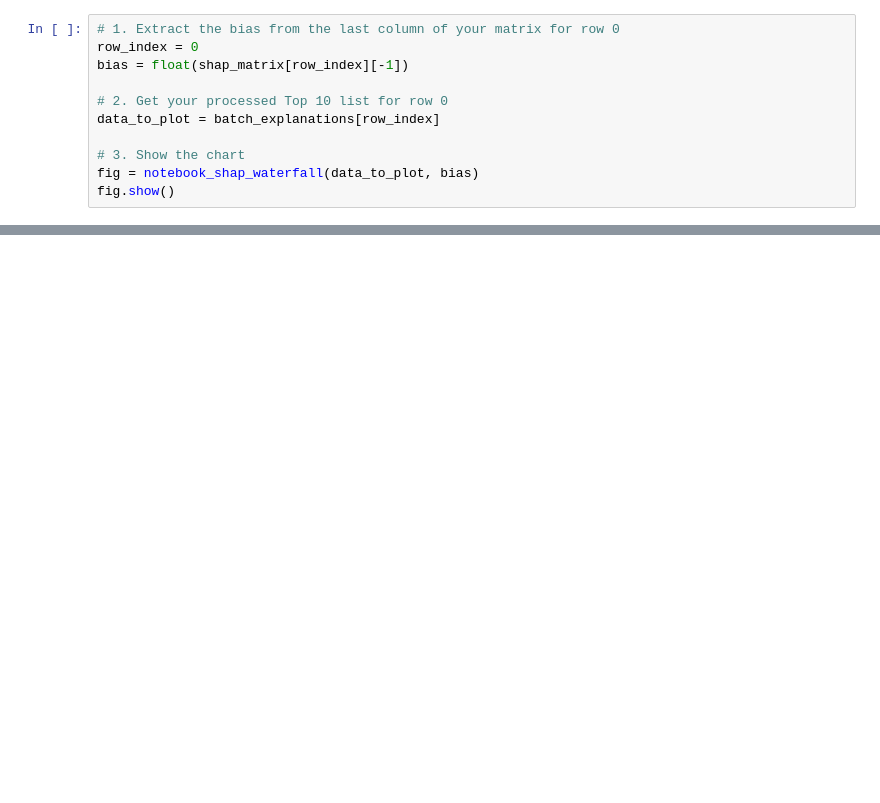
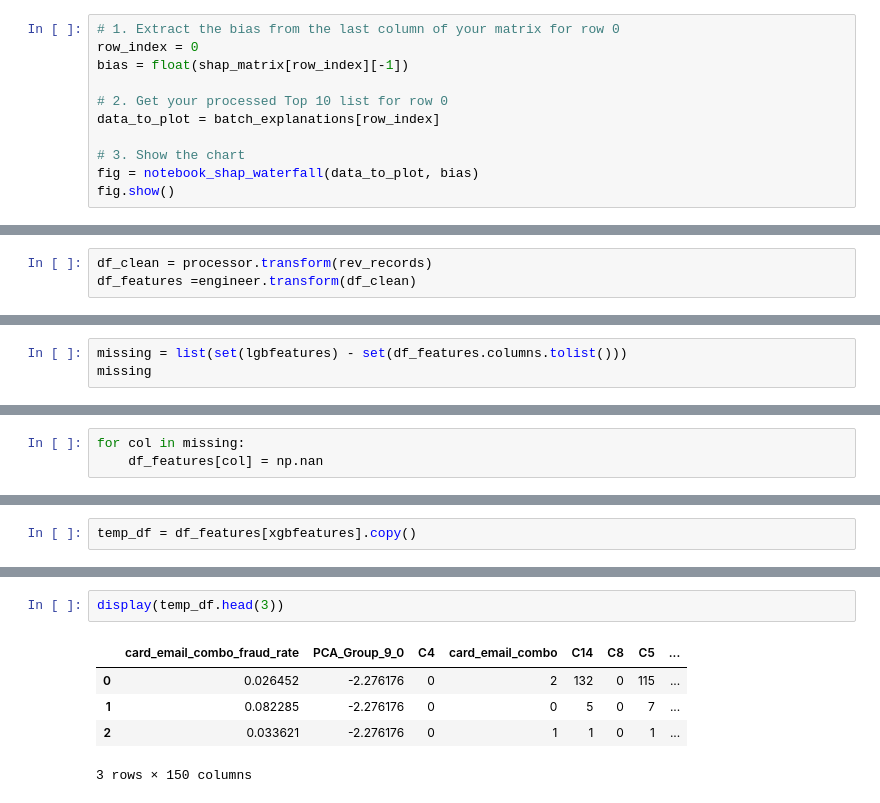
Before and after one commit to kmache/sentinel-fraud-ops, a Jupyter notebook: notebooks/01_exploration.ipynb, the cells around one changed output, grey strips where cells are left out. Drawn from its saved outputs; the diff is of its cells as text; blank space fills up the shorter version.

```diff
--- a/notebooks/01_exploration.ipynb
+++ b/notebooks/01_exploration.ipynb
@@ -885,0 +1129,3 @@ fig.show()
+# %%
+df_clean = processor.transform(rev_records)
+df_features =engineer.transform(df_clean)
@@ -885,0 +1135,3 @@ fig.show()
+# %%
+missing = list(set(lgbfeatures) - set(df_features.columns.tolist()))
+missing
@@ -885,0 +1146,3 @@ fig.show()
+# %%
+for col in missing:
+    df_features[col] = np.nan
@@ -885,0 +1200,2 @@ fig.show()
+# %%
+temp_df = df_features[xgbfeatures].copy()
@@ -885,0 +1220,8 @@ fig.show()
+# %%
+display(temp_df.head(3))
+# %% [output]
+|  | card_email_combo_fraud_rate | PCA_Group_9_0 | C4 | card_email_combo | C14 | C8 | C5 | ... |
+| 0 | 0.026452 | -2.276176 | 0 | 2 | 132 | 0 | 115 | ... |
+| 1 | 0.082285 | -2.276176 | 0 | 0 | 5 | 0 | 7 | ... |
+| 2 | 0.033621 | -2.276176 | 0 | 1 | 1 | 0 | 1 | ... |
+3 rows × 150 columns
```
Also changed, not shown: parts of 74 cells of this notebook, 15 other files.
